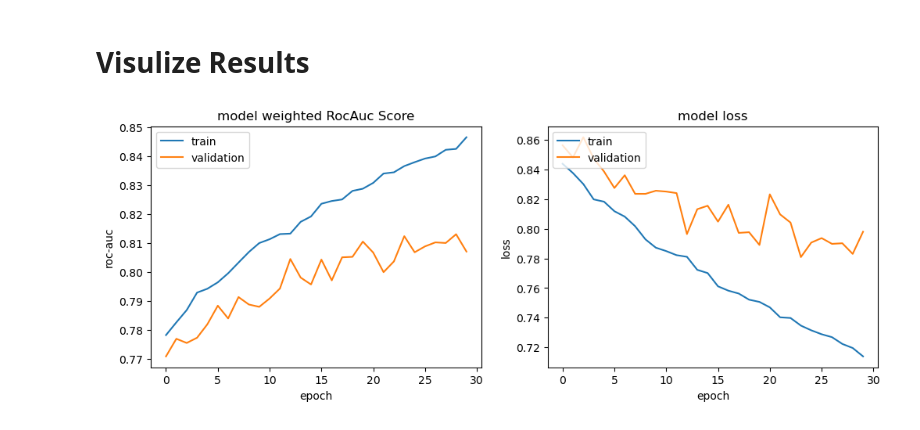
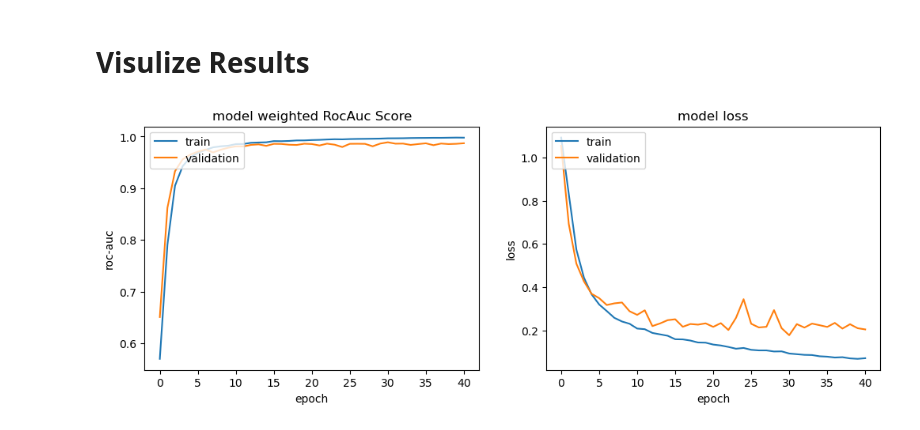
Before and after one commit to wan19990901/gsoc_DeepLensing, a Jupyter notebook: commontask1.ipynb, the cells around one changed output. Saved outputs shown, nothing was run; the diff lists cells and outputs as text; code cells hidden in the pictures.

```diff
--- a/commontask1.ipynb
+++ b/commontask1.ipynb
@@ -125,8 +126,8 @@ plot_images(filepaths, label_values, x=10, num_cols=5)
 # %% [markdown]
 # Define HyperParameters
 # %%
-batch_size = 16
-es_callback = EarlyStopping(monitor='val_loss', patience=2, restore_best_weights=True)
+batch_size = 32
+es_callback = EarlyStopping(monitor='val_loss', patience=10, restore_best_weights=True)
 callbacks = [es_callback]
 train_path = 'dataset/dataset/train/'
 test_path = 'dataset/dataset/val/'
@@ -325,6 +326,8 @@ def Transfer_Learning_training(base_model):
                         shuffle = True,
                         callbacks=callbacks,
                         validation_data = val_ds.batch(batch_size).prefetch(buffer_size=tf.data.experimental.AUTOTUNE))
+
+    K.clear_session()
     base_model.trainable = True
 # Compile the model with a lower learning rate
     model.compile(optimizer=tf.keras.optimizers.Adam(learning_rate=1e-4),
@@ -373,8 +383,10 @@ NameError: name 'model' is not defined
 model_xce.save('model_xce.h5')
 
 # Save the history
-with open('history_xce.pkl', 'wb') as file:
-    pickle.dump(history_xce.history, file)
+with open('histories/history_xce.pkl', 'wb') as file:
+    pickle.dump(history_xce[0].history, file)
+with open('histories/history_xce_ft.pkl', 'wb') as file:
+    pickle.dump(history_xce[1].history, file)
 # %% [markdown]
 # 2nd Model, DenseNet121
 # %%
@@ -447,7 +498,6 @@ Epoch 2/20
 # %%
-# Save the model
-model_mbn.save('model_mbn.h5')
-
 # Save the history
-with open('history_mbn.pkl', 'wb') as file:
-    pickle.dump(history_mbn.history, file)
+with open('histories/history_res.pkl', 'wb') as file:
+    pickle.dump(history_res[0].history, file)
+with open('histories/history_res_ft.pkl', 'wb') as file:
+    pickle.dump(history_res[1].history, file)
@@ -458,34 +580,34 @@ with open('history_mbn.pkl', 'wb') as file:
 # %%
 def plot_loss(model_history, out_file = None):
     """
     This helper function plots the NN model accuracy and loss.
     Arguments:
         model_history: the model history return from fit()
         out_file: the (optional) path to save the image file to.
     """
     fig, ax = plt.subplots(1, 2, figsize = (12, 4))
 
     history = model_history
 
-    ax[0].plot(history.history['auc_2'])
-    ax[0].plot(history.history['val_auc_2'])
+    ax[0].plot(history.history['auc'])
+    ax[0].plot(history.history['val_auc'])
     ax[0].set_title('model weighted RocAuc Score')
     ax[0].set_ylabel('roc-auc')
     ax[0].set_xlabel('epoch')
     ax[0].legend(['train', 'validation'], loc='upper left')
 
     # summarize history for loss
     ax[1].plot(history.history['loss'])
     ax[1].plot(history.history['val_loss'])
     ax[1].set_title('model loss')
     ax[1].set_ylabel('loss')
     ax[1].set_xlabel('epoch')
     ax[1].legend(['train', 'validation'], loc='upper left')
     plt.show()
 
     if out_file:
         plt.savefig(out_file)
 
-plot_loss(model_history = history_den[1]);
+plot_loss(model_history = history_res[1]);
 # %% [output]
-[figure, old version]
+[figure, new version]
```
Also changed, not shown: parts of 16 cells of this notebook, 2 other files.
